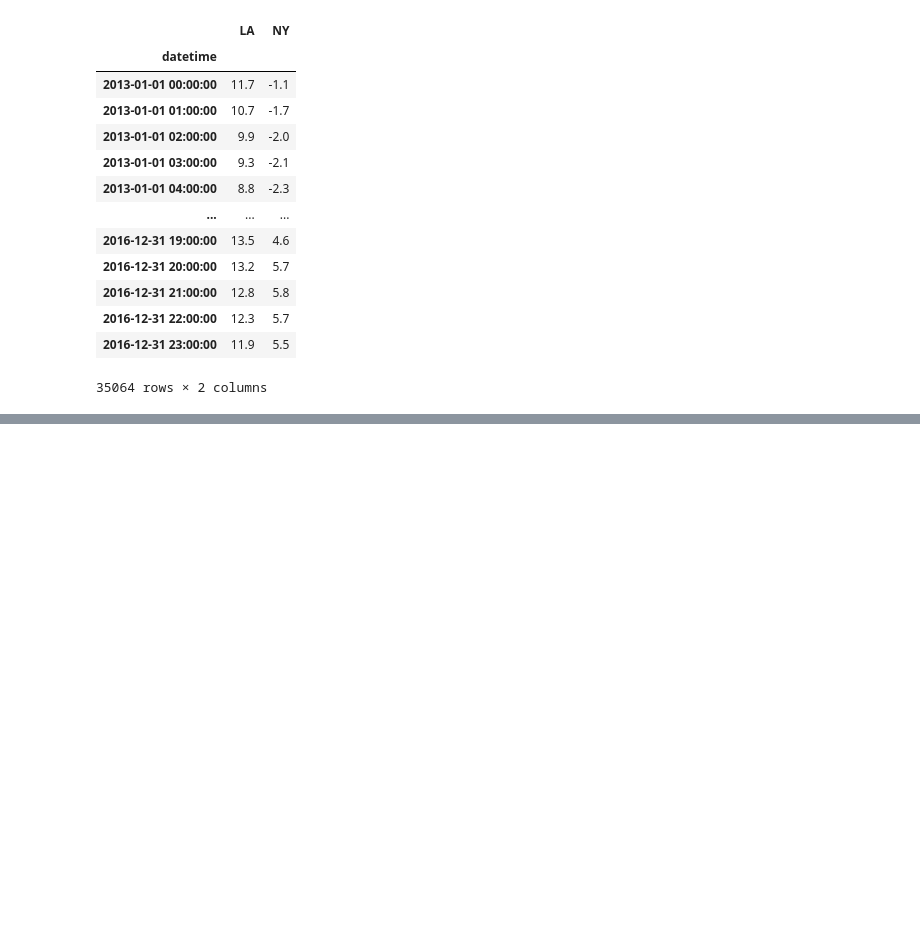
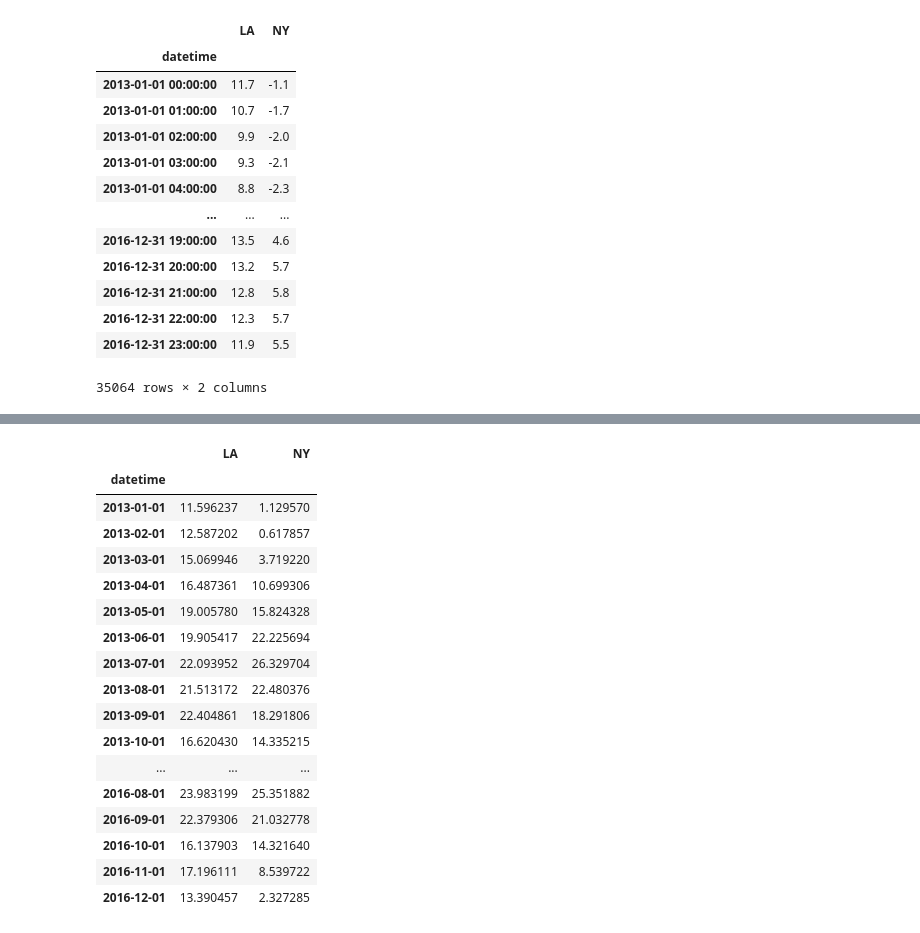
Before and after one commit to DheyaAlqaderi/TechnicalAnalysis-Gold-ML, a Jupyter notebook: Exercises_Python.ipynb, the cells around one changed output, grey strips where cells are left out. Saved outputs shown, nothing was run; the diff lists cells and outputs as text; code cells hidden in the pictures; blank space fills up the shorter version.

```diff
--- a/Exercises_Python.ipynb
+++ b/Exercises_Python.ipynb
@@ -259,0 +402,21 @@ temp3.loc['2013':]
+# %%
+temp4.resample('MS').mean()
+# %% [output]
+|  | LA | NY |
+| datetime |  |  |
+| 2013-01-01 | 11.596237 | 1.129570 |
+| 2013-02-01 | 12.587202 | 0.617857 |
+| 2013-03-01 | 15.069946 | 3.719220 |
+| 2013-04-01 | 16.487361 | 10.699306 |
+| 2013-05-01 | 19.005780 | 15.824328 |
+| 2013-06-01 | 19.905417 | 22.225694 |
+| 2013-07-01 | 22.093952 | 26.329704 |
+| 2013-08-01 | 21.513172 | 22.480376 |
+| 2013-09-01 | 22.404861 | 18.291806 |
+| 2013-10-01 | 16.620430 | 14.335215 |
+| ... | ... | ... |
+| 2016-08-01 | 23.983199 | 25.351882 |
+| 2016-09-01 | 22.379306 | 21.032778 |
+| 2016-10-01 | 16.137903 | 14.321640 |
+| 2016-11-01 | 17.196111 | 8.539722 |
+| 2016-12-01 | 13.390457 | 2.327285 |
```
Also changed, not shown: parts of 13 cells of this notebook.
